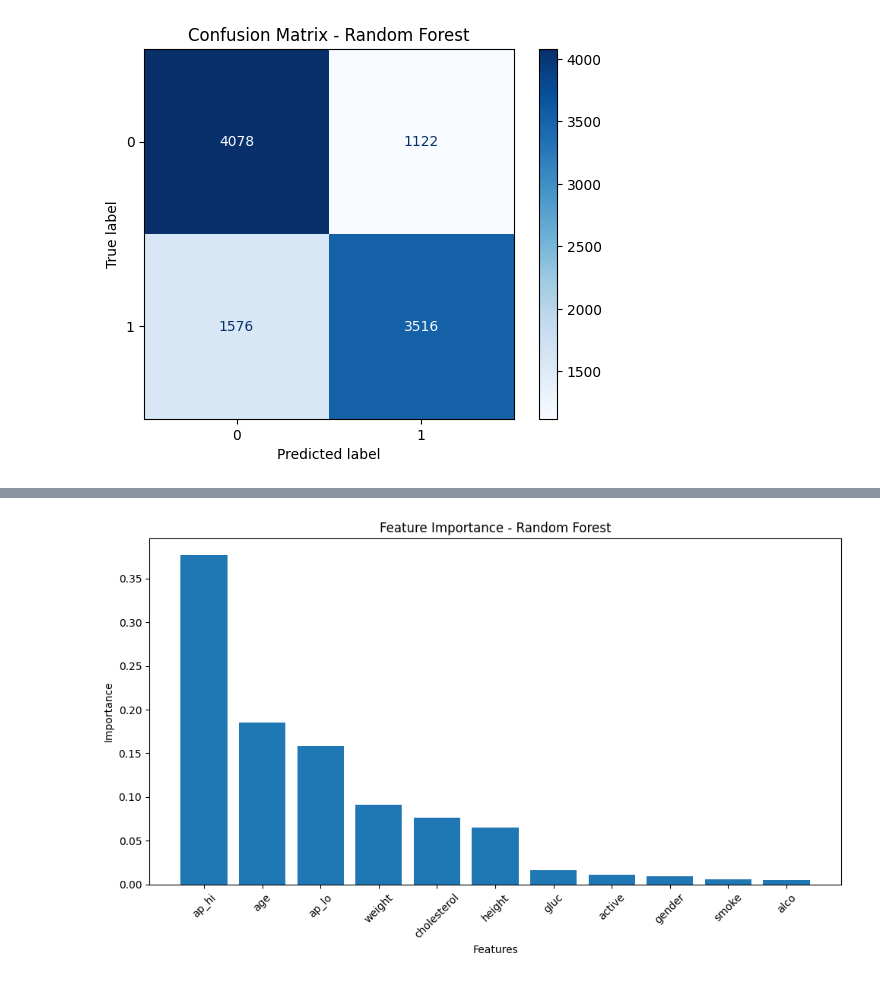
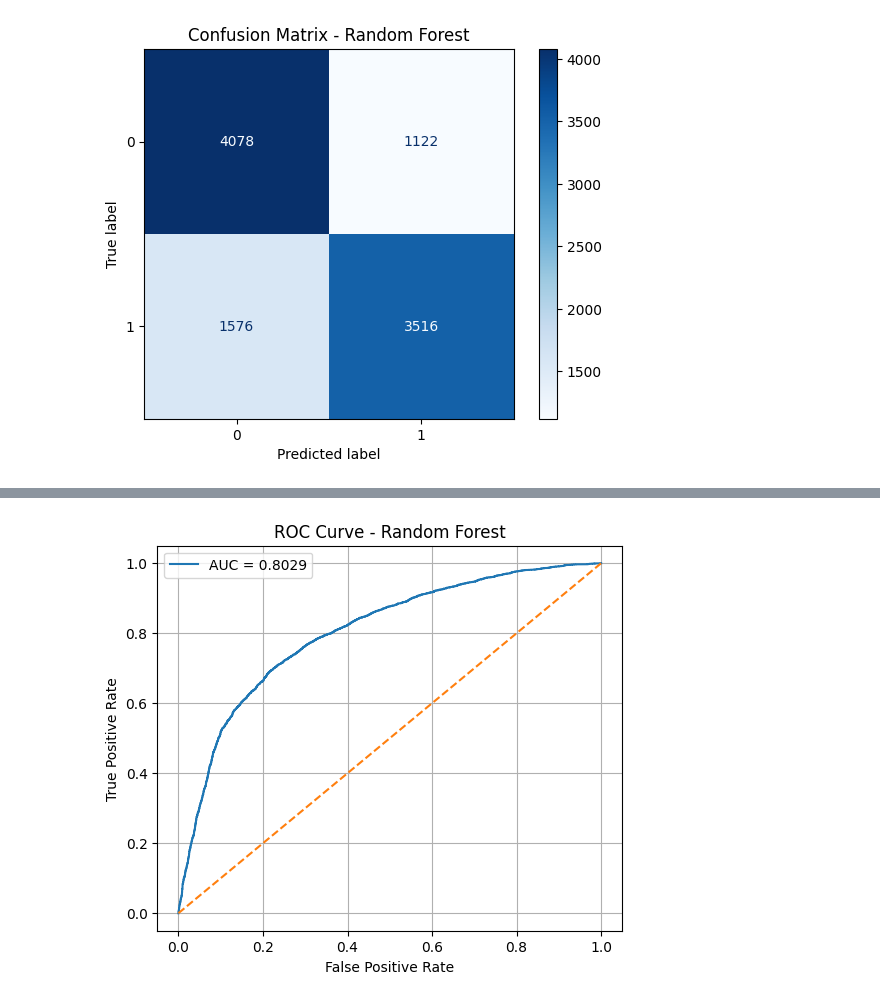
Before and after one commit to MovinduSenura/Cardiovascular-Disease-Prediction, a Jupyter notebook: components/random_forest/Random_Forest_Cardiovascular_Disease.ipynb, the cells around one changed output, grey strips where cells are left out. Saved outputs shown, nothing was run; the diff lists cells and outputs as text; code cells hidden in the pictures.

Commit message:
added new codes for random forest and results

```diff
--- a/components/random_forest/RANDOM_FOREST_CARDIOVASCULAR_DISEASE_DATASET.ipynb
+++ b/components/random_forest/Random_Forest_Cardiovascular_Disease.ipynb
@@ -1,4 +1,8 @@
 # %%
+# ============================
+# RANDOM FOREST
+# ============================
+
 # ----------------------------
 # 1. MOUNT GOOGLE DRIVE
 # ----------------------------
@@ -24,14 +28,16 @@ from sklearn.metrics import (
     confusion_matrix,
     classification_report,
     ConfusionMatrixDisplay,
-    log_loss
+    log_loss,
+    roc_curve,
+    auc
 )
 
 # ----------------------------
 # 3. PATHS
 # ----------------------------
 DATASET_PATH = "/content/drive/MyDrive/ML_Assignment/cardio_train.csv"
-RESULTS_DIR = "/content/drive/MyDrive/ML_Assignment/RandomForest_Results_2"
+RESULTS_DIR = "/content/drive/MyDrive/ML_Assignment/RandomForest_Results_Last"
 os.makedirs(RESULTS_DIR, exist_ok=True)
 
 # ----------------------------
@@ -43,6 +49,7 @@ print("First 5 rows:")
 print(df.head())
 
 print("\nDataset shape:", df.shape)
+
 print("\nMissing values:")
 print(df.isnull().sum())
 
@@ -54,19 +61,15 @@ print(df['cardio'].value_counts())
 # ----------------------------
 # 5. PREPROCESSING
 # ----------------------------
-# Drop duplicates
 df = df.drop_duplicates()
 
-# Drop id column
 if 'id' in df.columns:
     df = df.drop('id', axis=1)
 
-# Convert age from days to years
 df['age'] = df['age'] / 365.25
 
-# Remove unrealistic values
 df = df[(df['ap_hi'] > 0) & (df['ap_lo'] > 0)]
-df = df[(df['ap_hi'] > df['ap_lo'])]      # systolic should be greater than diastolic
+df = df[(df['ap_hi'] > df['ap_lo'])]
 df = df[(df['ap_hi'] >= 80) & (df['ap_hi'] <= 240)]
 df = df[(df['ap_lo'] >= 40) & (df['ap_lo'] <= 160)]
 df = df[(df['height'] >= 120) & (df['height'] <= 220)]
@@ -214,6 +217,10 @@ print(f"Metrics saved to: {metrics_path}")
 # ----------------------------
 cm = confusion_matrix(y_test, y_test_pred)
 
+print("\nConfusion Matrix Values:")
+print(cm)
+print("Total samples:", cm.sum())
+
 disp = ConfusionMatrixDisplay(confusion_matrix=cm)
 disp.plot(cmap='Blues')
 plt.title("Confusion Matrix - Random Forest")
@@ -224,7 +231,30 @@ plt.show()
 print(f"Confusion matrix saved to: {cm_path}")
 
 # ----------------------------
-# 12. FEATURE IMPORTANCE
+# 12. ROC CURVE
+# ----------------------------
+y_prob = best_model.predict_proba(X_test)[:, 1]
+
+fpr, tpr, thresholds = roc_curve(y_test, y_prob)
+roc_auc = auc(fpr, tpr)
+
+plt.figure(figsize=(6, 5))
+plt.plot(fpr, tpr, label=f"AUC = {roc_auc:.4f}")
+plt.plot([0, 1], [0, 1], linestyle='--')
+plt.xlabel("False Positive Rate")
+plt.ylabel("True Positive Rate")
+plt.title("ROC Curve - Random Forest")
+plt.legend()
+plt.grid(True)
+roc_path = os.path.join(RESULTS_DIR, "roc_curve.png")
+plt.savefig(roc_path, bbox_inches='tight')
+plt.show()
+
+print(f"ROC curve saved to: {roc_path}")
+print(f"ROC AUC Score: {roc_auc:.4f}")
+
+# ----------------------------
+# 13. FEATURE IMPORTANCE
 # ----------------------------
 feature_importance = pd.DataFrame({
     'Feature': X.columns,
@@ -252,7 +282,7 @@ print(f"Feature importance CSV saved to: {fi_csv_path}")
 print(f"Feature importance plot saved to: {fi_plot_path}")
 
 # ----------------------------
-# 13. ACCURACY AND LOSS CURVES
+# 14. ACCURACY AND LOSS CURVES
 # Random Forest has no epoch-based loss,
 # so we plot performance against number of trees
 # ----------------------------
@@ -277,22 +307,19 @@ for n_trees in tree_values:
 
     temp_model.fit(X_train, y_train)
 
-    # Predictions
     y_train_pred = temp_model.predict(X_train)
     y_val_pred = temp_model.predict(X_val)
 
     y_train_proba = temp_model.predict_proba(X_train)
     y_val_proba = temp_model.predict_proba(X_val)
 
-    # Accuracy
     train_accs.append(accuracy_score(y_train, y_train_pred))
     val_accs.append(accuracy_score(y_val, y_val_pred))
 
-    # Log loss
     train_losses.append(log_loss(y_train, y_train_proba))
     val_losses.append(log_loss(y_val, y_val_proba))
 
-# Accuracy graph
+# Accuracy curve
 plt.figure(figsize=(8, 5))
 plt.plot(tree_values, train_accs, marker='o', label='Train Accuracy')
 plt.plot(tree_values, val_accs, marker='o', label='Validation Accuracy')
@@ -307,7 +334,7 @@ plt.show()
 
 print(f"Accuracy curve saved to: {acc_curve_path}")
 
-# Loss graph
+# Loss curve
 plt.figure(figsize=(8, 5))
 plt.plot(tree_values, train_losses, marker='o', label='Train Log Loss')
 plt.plot(tree_values, val_losses, marker='o', label='Validation Log Loss')
@@ -321,4 +348,36 @@ plt.savefig(loss_curve_path, bbox_inches='tight')
 plt.show()
 
 print(f"Loss curve saved to: {loss_curve_path}")
+
+# ----------------------------
+# 15. TEST METRICS BAR CHART
+# ----------------------------
+metrics_names = ["Accuracy", "Precision", "Recall", "F1-score"]
+metrics_values = [accuracy, precision, recall, f1]
+
+plt.figure(figsize=(6, 4))
+plt.bar(metrics_names, metrics_values)
+plt.title("Test Metrics - Random Forest")
+plt.ylabel("Score")
+plt.ylim(0, 1)
+plt.grid(axis='y')
+test_metrics_plot_path = os.path.join(RESULTS_DIR, "test_metrics_bar_chart.png")
+plt.savefig(test_metrics_plot_path, bbox_inches='tight')
+plt.show()
+
+print(f"Test metrics bar chart saved to: {test_metrics_plot_path}")
+
+# ----------------------------
+# 16. TEST LOSS BAR CHART
+# ----------------------------
+plt.figure(figsize=(5, 4))
+plt.bar(["Log Loss"], [test_loss])
+plt.title("Test Log Loss - Random Forest")
+plt.ylabel("Loss")
+plt.grid(axis='y')
+test_loss_plot_path = os.path.join(RESULTS_DIR, "test_loss_bar_chart.png")
+plt.savefig(test_loss_plot_path, bbox_inches='tight')
+plt.show()
+
+print(f"Test loss bar chart saved to: {test_loss_plot_path}")
 # %% [output]
@@ -358 +403 @@ Feature Importance:
-[figure, old version]
+[figure, new version]
```
Also changed, not shown: parts of 1 cell of this notebook, 4 other files.
